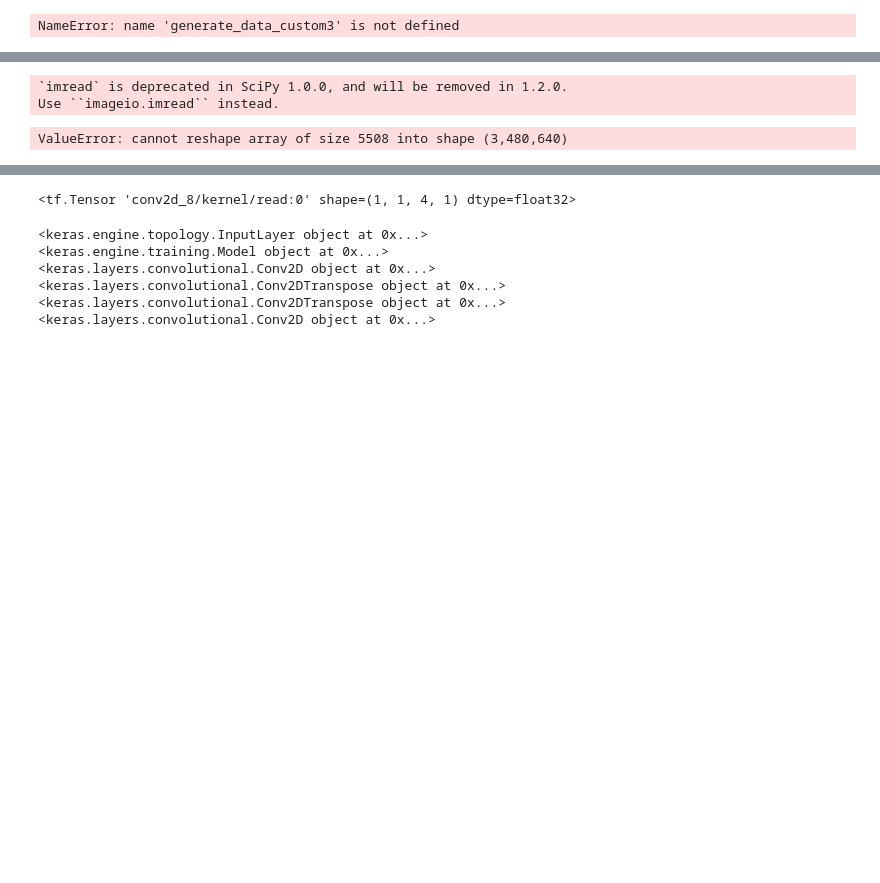
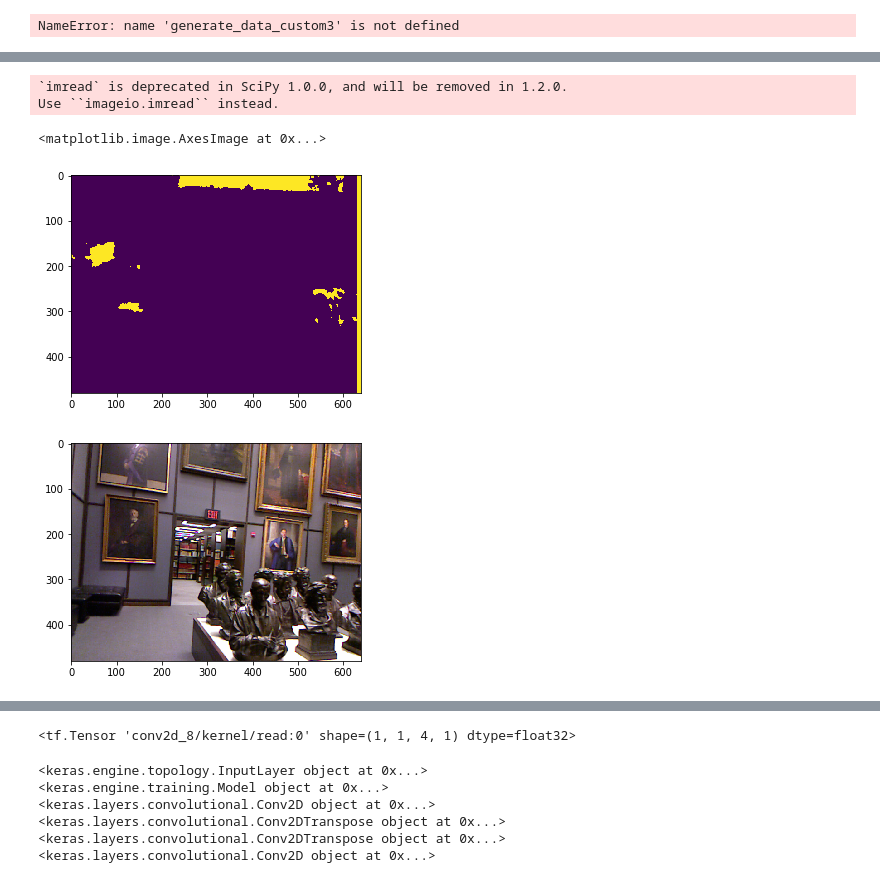
Before and after one commit to RobotLocomotion/spartan, a Jupyter notebook: src/DepthSim/python/notebooks/pixel-wise-cnnNew.ipynb, the cells around one changed output, grey strips where cells are left out. Cells and saved outputs as stored; diff of their text form; code cells hidden in the pictures; blank space fills up the shorter version.

```diff
--- a/src/DepthSim/python/notebooks/pixel-wise-cnnNew.ipynb
+++ b/src/DepthSim/python/notebooks/pixel-wise-cnnNew.ipynb
@@ -310,16 +358,24 @@ np.shape(now[0])
 # %%
-%matplotlib nbagg
+%matplotlib inline
 h = 480
 w = 640
 now = gen.next()
+zeros  = np.zeros((480,640,3))
+zeros[:,:,0] = now[0][0,0,:,:]
+zeros[:,:,1] = now[0][0,1,:,:]
+zeros[:,:,2] = now[0][0,2,:,:]
+
+
 plt.figure()
 plt.imshow(np.reshape(now[1][1],(h,w)))
 plt.figure()
-plt.imshow(np.reshape(now[0][1,:,:,:],(h,w,3)))
+plt.imshow(zeros)
 # %% [output]
 `imread` is deprecated in SciPy 1.0.0, and will be removed in 1.2.0.
 Use ``imageio.imread`` instead.
-ValueError: cannot reshape array of size 5508 into shape (3,480,640)
+<matplotlib.image.AxesImage at 0x...>
+[figure, added]
+[figure, added]
 # %%
 %matplotlib nbagg
 now = gen.next()
```
Also changed, not shown: parts of 38 cells of this notebook, 2 other files.
